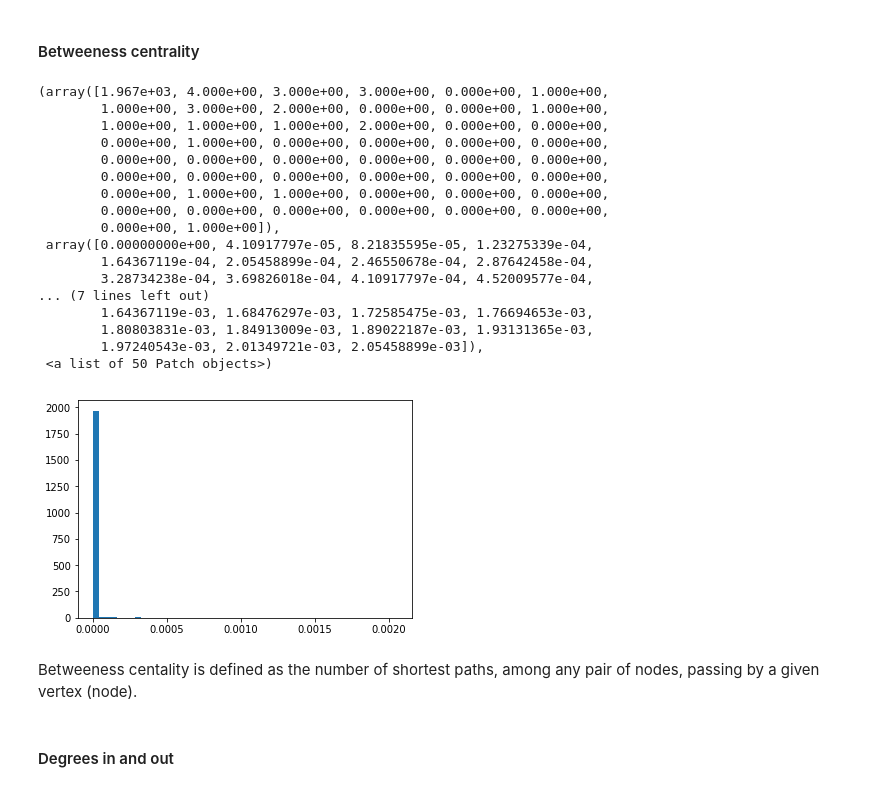
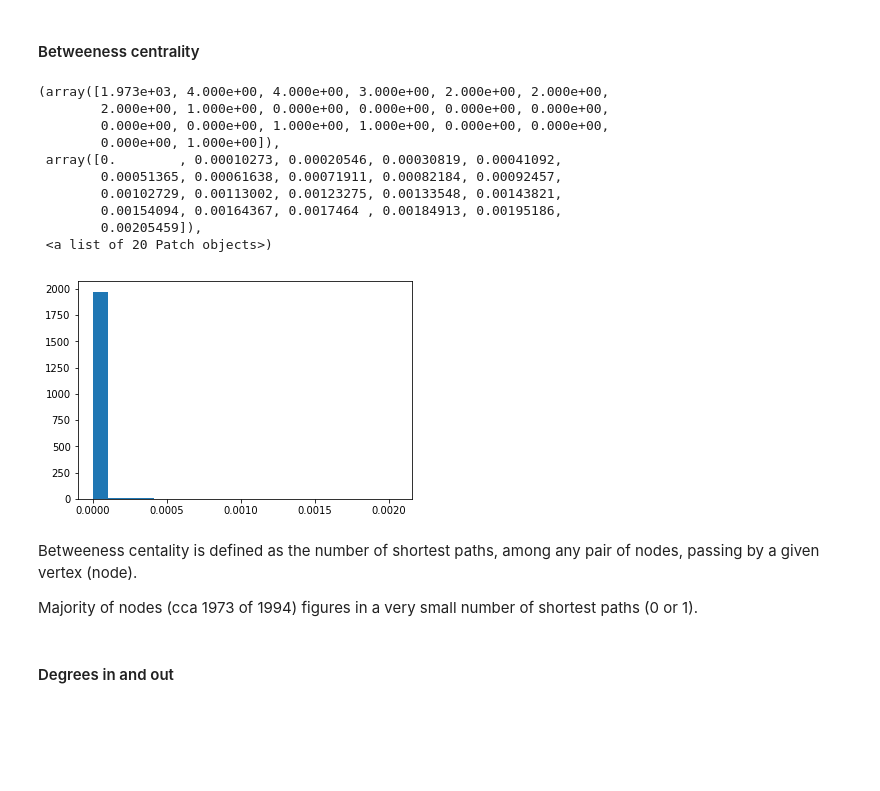
Before and after one commit to RuzickaJiri/Computer_Sciences, a Jupyter notebook: Graph_Theory.ipynb, the cells around one changed output. Cells and saved outputs as stored; diff of their text form; code cells hidden in the pictures; blank space fills up the shorter version.

```diff
--- a/Graph_Theory.ipynb
+++ b/Graph_Theory.ipynb
@@ -120,28 +132,23 @@ We will study the network by computing some of its characteristics.
 #### Betweeness centrality
 # %%
 btw_ctr = ntx.betweenness_centrality(G)
-plt.hist(btw_ctr.values(), bins=50)
+plt.hist(btw_ctr.values(), bins=20)
 # %% [output]
-(array([1.967e+03, 4.000e+00, 3.000e+00, 3.000e+00, 0.000e+00, 1.000e+00,
-        1.000e+00, 3.000e+00, 2.000e+00, 0.000e+00, 0.000e+00, 1.000e+00,
-        1.000e+00, 1.000e+00, 1.000e+00, 2.000e+00, 0.000e+00, 0.000e+00,
-        0.000e+00, 1.000e+00, 0.000e+00, 0.000e+00, 0.000e+00, 0.000e+00,
-        0.000e+00, 0.000e+00, 0.000e+00, 0.000e+00, 0.000e+00, 0.000e+00,
-        0.000e+00, 0.000e+00, 0.000e+00, 0.000e+00, 0.000e+00, 0.000e+00,
-        0.000e+00, 1.000e+00, 1.000e+00, 0.000e+00, 0.000e+00, 0.000e+00,
-        0.000e+00, 0.000e+00, 0.000e+00, 0.000e+00, 0.000e+00, 0.000e+00,
+(array([1.973e+03, 4.000e+00, 4.000e+00, 3.000e+00, 2.000e+00, 2.000e+00,
+        2.000e+00, 1.000e+00, 0.000e+00, 0.000e+00, 0.000e+00, 0.000e+00,
+        0.000e+00, 0.000e+00, 1.000e+00, 1.000e+00, 0.000e+00, 0.000e+00,
         0.000e+00, 1.000e+00]),
- array([0.00000000e+00, 4.10917797e-05, 8.21835595e-05, 1.23275339e-04,
-        1.64367119e-04, 2.05458899e-04, 2.46550678e-04, 2.87642458e-04,
-        3.28734238e-04, 3.69826018e-04, 4.10917797e-04, 4.52009577e-04,
-... (7 lines left out)
-        1.64367119e-03, 1.68476297e-03, 1.72585475e-03, 1.76694653e-03,
-        1.80803831e-03, 1.84913009e-03, 1.89022187e-03, 1.93131365e-03,
-        1.97240543e-03, 2.01349721e-03, 2.05458899e-03]),
- <a list of 50 Patch objects>)
+ array([0.        , 0.00010273, 0.00020546, 0.00030819, 0.00041092,
+        0.00051365, 0.00061638, 0.00071911, 0.00082184, 0.00092457,
+        0.00102729, 0.00113002, 0.00123275, 0.00133548, 0.00143821,
+        0.00154094, 0.00164367, 0.0017464 , 0.00184913, 0.00195186,
+        0.00205459]),
+ <a list of 20 Patch objects>)
-[figure, old version]
+[figure, new version]
 # %% [markdown]
 Betweeness centality is defined as the number of shortest paths, among any pair of nodes, passing by a given vertex (node).
+
+Majority of nodes (cca 1973 of 1994) figures in a very small number of shortest paths (0 or 1).
 # %% [markdown]
 #### Degrees in and out
 # %%
```
Also changed, not shown: parts of 33 cells of this notebook.
